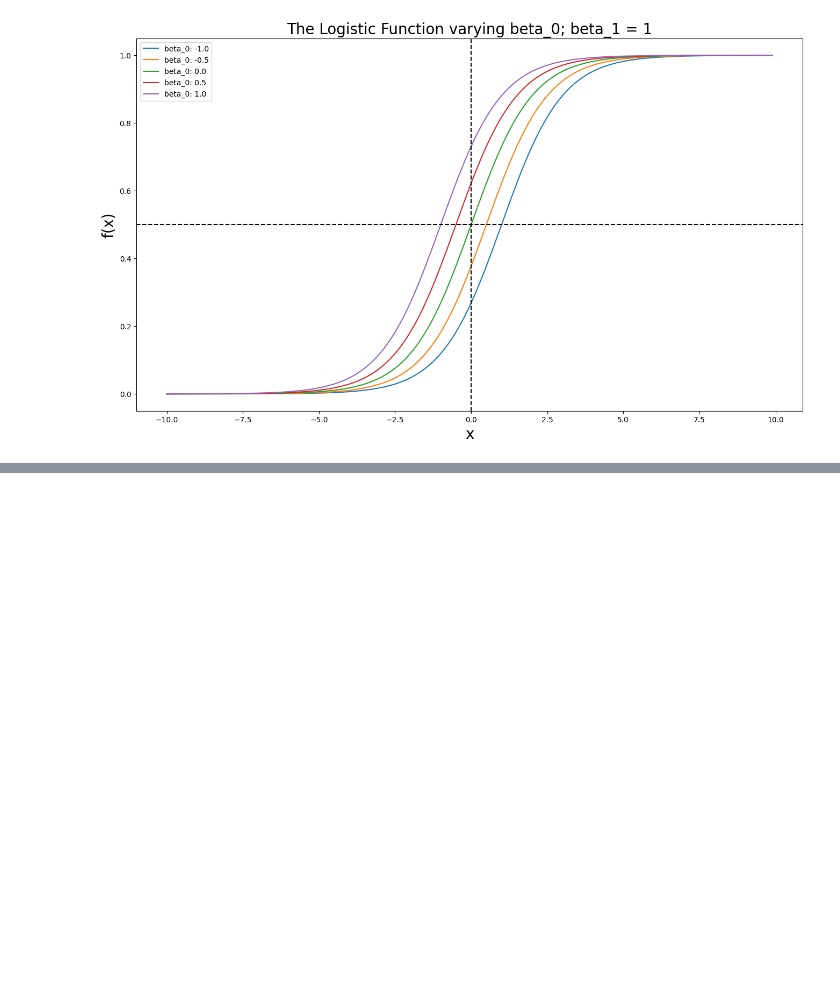
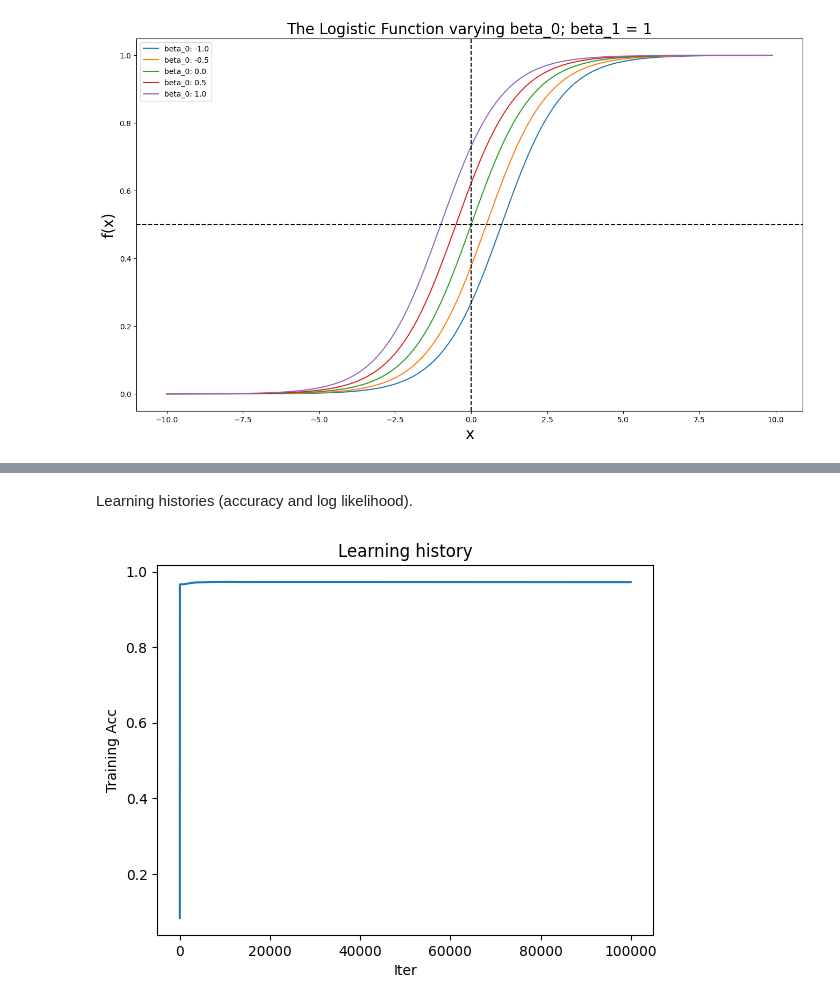
Before and after one commit to WelfLowe/Public-ML-Notebooks, a Jupyter notebook: Logistic function variants.ipynb, the cells around one changed output, grey strips where cells are left out. Saved outputs shown, nothing was run; the diff lists cells and outputs as text; code cells hidden in the pictures; blank space fills up the shorter version.

```diff
--- a/Logistic function variants.ipynb
+++ b/Logistic function variants.ipynb
@@ -56,0 +134,6 @@ plt.show()
+# %%
+def accuracy(y_pred, y_test):
+    return np.sum(y_pred==y_test)/y_test.shape[0]
+
+acc = accuracy(predict(X, beta0, beta1), y)
+print(acc)
@@ -56,0 +204,10 @@ plt.show()
+# %% [markdown]
+Learning histories (accuracy and log likelihood).
+# %%
+plt.plot(range(0,n_iters), accs)
+plt.title("Learning history")
+plt.ylabel("Training Acc")
+plt.xlabel("Iter")
+plt.show()
+# %% [output]
+[figure, added]
```
Also changed, not shown: parts of 33 cells of this notebook.
